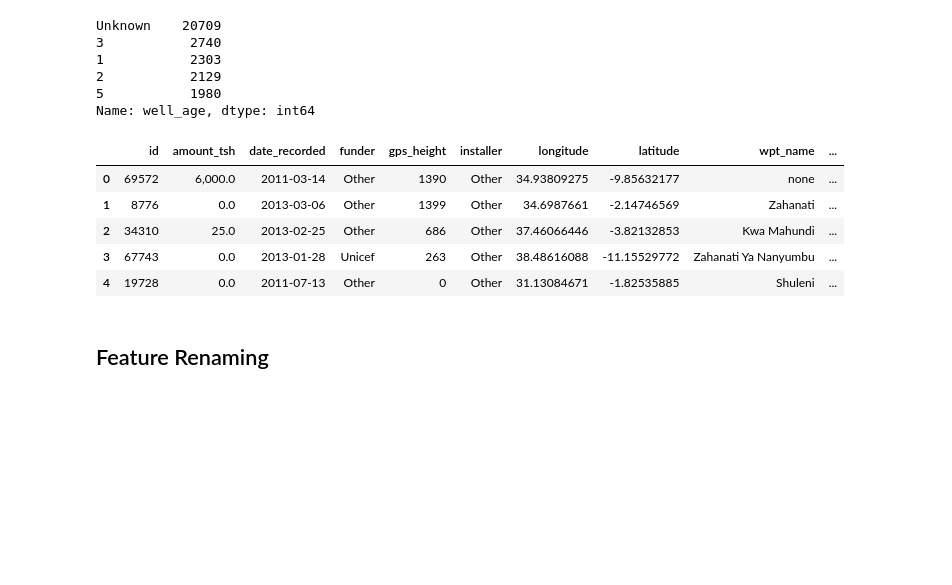
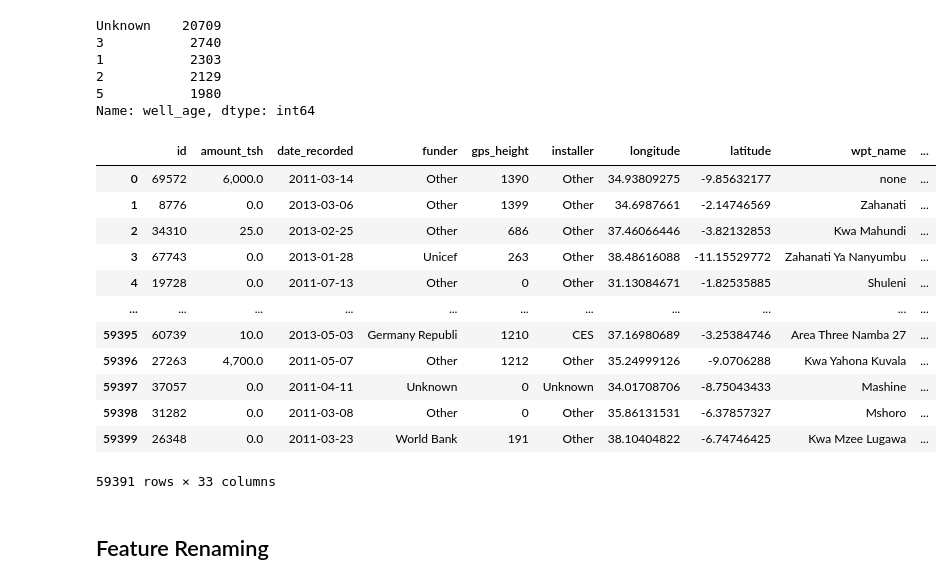
Before and after one commit to bentson1187/phase_3_project, a Jupyter notebook: Bentson, Brian Phase 3 Project.ipynb, the cells around one changed output. Cells and saved outputs as stored; diff of their text form; code cells hidden in the pictures; blank space fills up the shorter version.

```diff
--- a/Bentson, Brian Phase 3 Project.ipynb
+++ b/Bentson, Brian Phase 3 Project.ipynb
@@ -1417,14 +1421,21 @@ Unknown    20709
 5           1980
 Name: well_age, dtype: int64
 # %%
-df_clean.head()
+df_clean
 # %% [output]
 |  | id | amount_tsh | date_recorded | funder | gps_height | installer | longitude | latitude | wpt_name | ... |
 | 0 | 69572 | 6,000.0 | 2011-03-14 | Other | 1390 | Other | 34.93809275 | -9.85632177 | none | ... |
 | 1 | 8776 | 0.0 | 2013-03-06 | Other | 1399 | Other | 34.6987661 | -2.14746569 | Zahanati | ... |
 | 2 | 34310 | 25.0 | 2013-02-25 | Other | 686 | Other | 37.46066446 | -3.82132853 | Kwa Mahundi | ... |
 | 3 | 67743 | 0.0 | 2013-01-28 | Unicef | 263 | Other | 38.48616088 | -11.15529772 | Zahanati Ya Nanyumbu | ... |
 | 4 | 19728 | 0.0 | 2011-07-13 | Other | 0 | Other | 31.13084671 | -1.82535885 | Shuleni | ... |
+| ... | ... | ... | ... | ... | ... | ... | ... | ... | ... | ... |
+| 59395 | 60739 | 10.0 | 2013-05-03 | Germany Republi | 1210 | CES | 37.16980689 | -3.25384746 | Area Three Namba 27 | ... |
+| 59396 | 27263 | 4,700.0 | 2011-05-07 | Other | 1212 | Other | 35.24999126 | -9.0706288 | Kwa Yahona Kuvala | ... |
+| 59397 | 37057 | 0.0 | 2011-04-11 | Unknown | 0 | Unknown | 34.01708706 | -8.75043433 | Mashine | ... |
+| 59398 | 31282 | 0.0 | 2011-03-08 | Other | 0 | Other | 35.86131531 | -6.37857327 | Mshoro | ... |
+| 59399 | 26348 | 0.0 | 2011-03-23 | World Bank | 191 | Other | 38.10404822 | -6.74746425 | Kwa Mzee Lugawa | ... |
+59391 rows × 33 columns
 # %% [markdown]
 ## Feature Renaming
 # %% [markdown]
```
Also changed, not shown: parts of 38 cells of this notebook.
